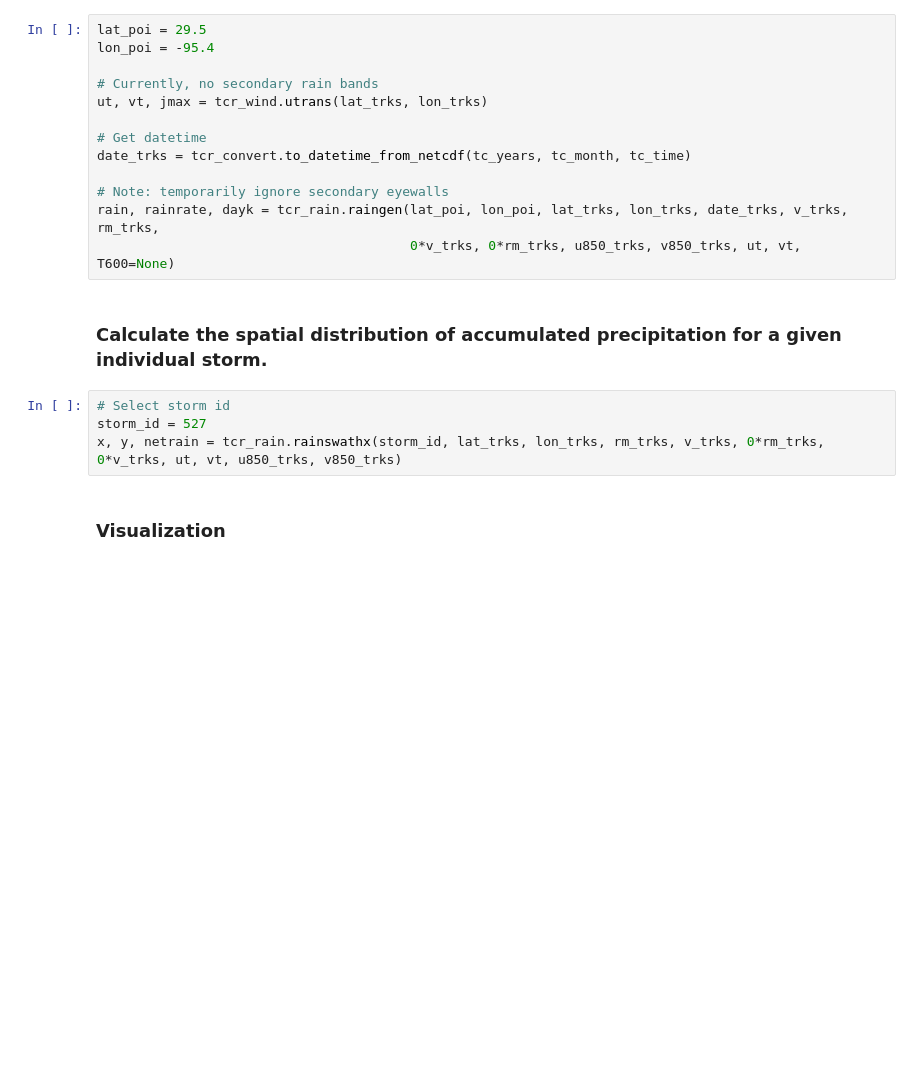
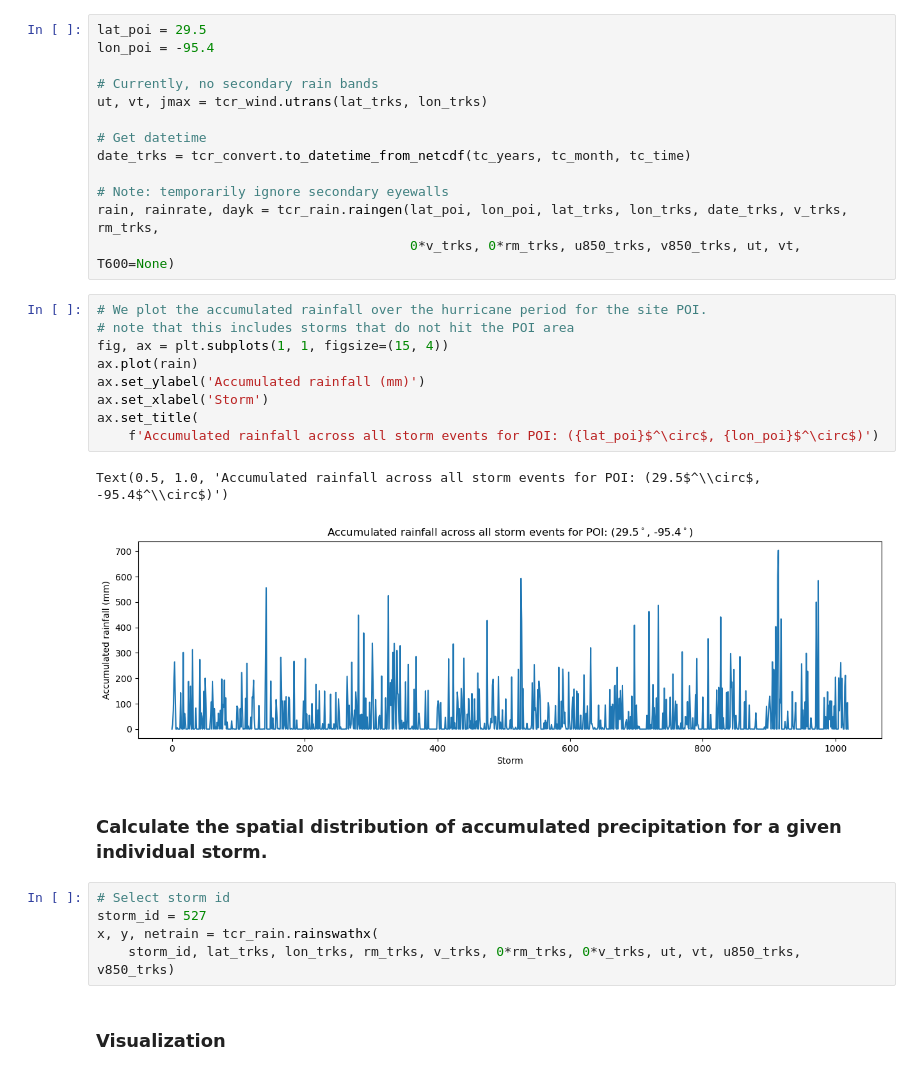
Before and after one commit to levuvietphong/pyTCR, a Jupyter notebook: notebooks/ex2_rainfall_generation.ipynb, the cells around one changed output. Cells and saved outputs as stored; diff of their text form; blank space fills up the shorter version.

```diff
--- a/notebooks/ex2_rainfall_generation.ipynb
+++ b/notebooks/ex2_rainfall_generation.ipynb
@@ -90,12 +98,25 @@ date_trks = tcr_convert.to_datetime_from_netcdf(tc_years, tc_month, tc_time)
 # Note: temporarily ignore secondary eyewalls
 rain, rainrate, dayk = tcr_rain.raingen(lat_poi, lon_poi, lat_trks, lon_trks, date_trks, v_trks, rm_trks,
                                         0*v_trks, 0*rm_trks, u850_trks, v850_trks, ut, vt, T600=None)
+# %%
+# We plot the accumulated rainfall over the hurricane period for the site POI.
+# note that this includes storms that do not hit the POI area
+fig, ax = plt.subplots(1, 1, figsize=(15, 4))
+ax.plot(rain)
+ax.set_ylabel('Accumulated rainfall (mm)')
+ax.set_xlabel('Storm')
+ax.set_title(
+    f'Accumulated rainfall across all storm events for POI: ({lat_poi}$^\circ$, {lon_poi}$^\circ$)')
+# %% [output]
+Text(0.5, 1.0, 'Accumulated rainfall across all storm events for POI: (29.5$^\\circ$, -95.4$^\\circ$)')
+[figure, added]
 # %% [markdown]
 ### Calculate the spatial distribution of accumulated precipitation for a given individual storm.
 # %%
 # Select storm id
 storm_id = 527
-x, y, netrain = tcr_rain.rainswathx(storm_id, lat_trks, lon_trks, rm_trks, v_trks, 0*rm_trks, 0*v_trks, ut, vt, u850_trks, v850_trks)
+x, y, netrain = tcr_rain.rainswathx(
+    storm_id, lat_trks, lon_trks, rm_trks, v_trks, 0*rm_trks, 0*v_trks, ut, vt, u850_trks, v850_trks)
 # %% [markdown]
 ### Visualization
 # %%
```
Also changed, not shown: parts of 3 cells of this notebook, 9 other files.
